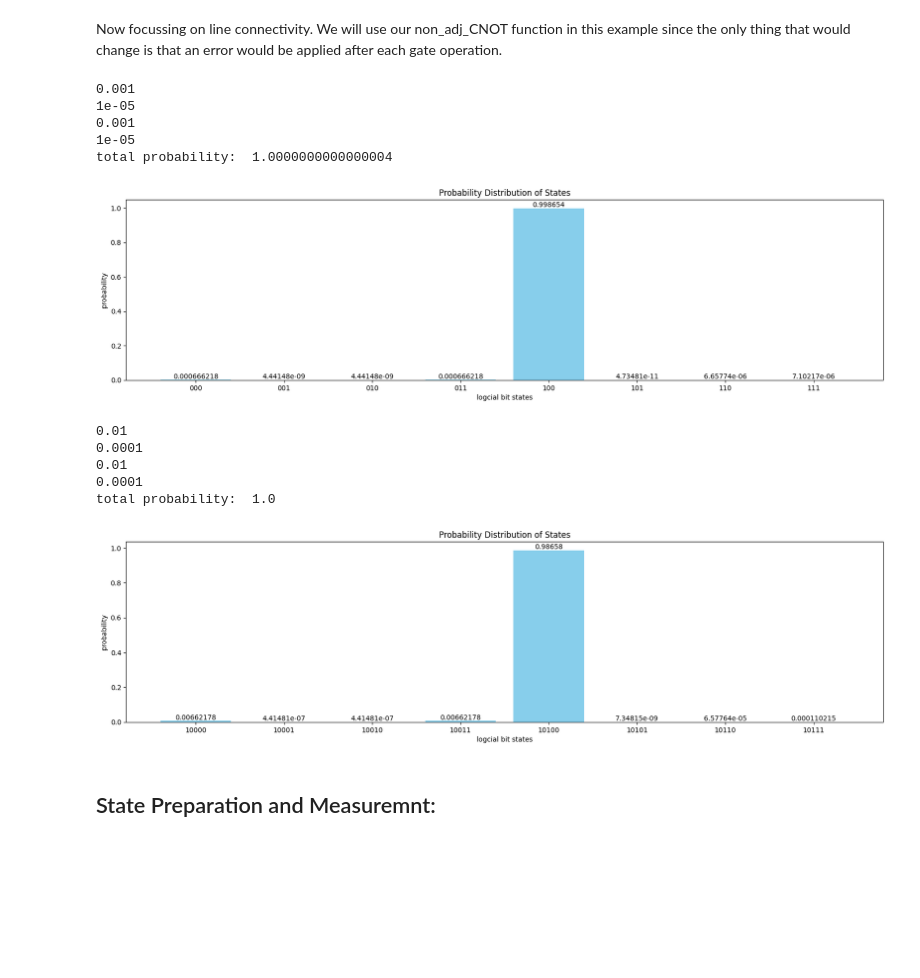
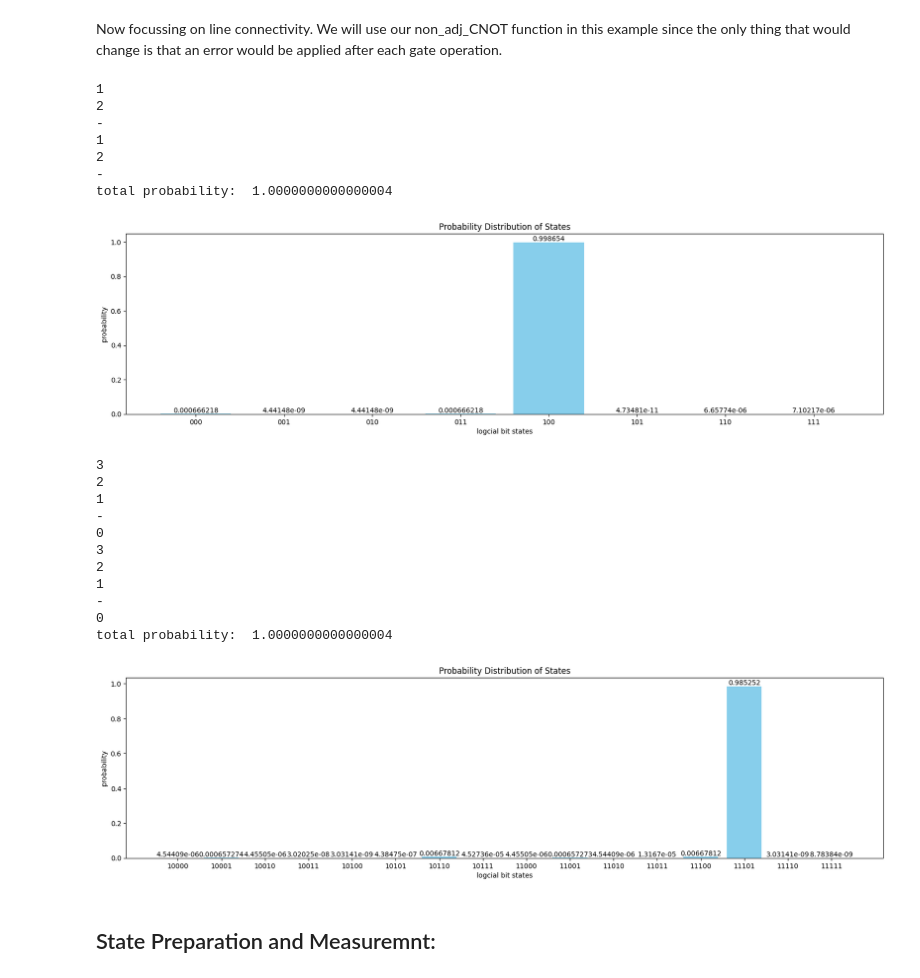
Before and after one commit to gnperdue/QEC_code, a Jupyter notebook: error models.ipynb, the cells around one changed output. Saved outputs shown, nothing was run; the diff lists cells and outputs as text; code cells hidden in the pictures; blank space fills up the shorter version.

Commit message:
Created 4 new functions for applying an errored CNOT gate to qubit system with line connectivity.

```diff
--- a/error models.ipynb
+++ b/error models.ipynb
@@ -105,24 +105,18 @@ rho = np.kron(psi, psi[np.newaxis].conj().T)
 p_q0 = 0.0001
 p_q1 = 0.01
 p_q2 = 0.00001
+
+error_probs = np.array([p_q0, p_q1, p_q2])
 # %%
 # 2 adjacent qubits all-to-all connectivity CNOT gate example #
-cnot_gate = CNOT(0, 1, 3) # CNOT gate with q0 as control and q1 as target
-
-rho_prime = np.dot(cnot_gate, np.dot(rho, cnot_gate.conj().T)) # apply our cnot gate
-
-D_rho = qubit_gate_error_matrix(rho_prime, p_q1, 1, 3) # apply our error gate
-
-final_rho = D_rho
-
-print_state_info(final_rho.reshape(64, 1), 3)
+rho_prime = errored_adj_CNOT(psi, 0, 1, error_probs) # apply errored CNOT Gate
 
 # probability of the density matrix is defined as Tr(p*rho)
 prob_sum = 0
 state_probs = np.array([])
-for i in range(len(D_rho)):
-    prob_sum += np.abs(D_rho[i,i])
-    state_probs = np.append(state_probs, D_rho[i,i])
+for i in range(len(rho_prime)):
+    prob_sum += np.abs(rho_prime[i,i])
+    state_probs = np.append(state_probs, rho_prime[i,i])
 
 print('total probability: ', prob_sum)
 # %% [output]
@@ -149,18 +141,14 @@ cnot_gate = CNOT(2, 0, 3) # CNOT gate with q2 as control and q0 as target
 
 rho_prime = np.dot(cnot_gate, np.dot(rho, cnot_gate.conj().T)) # apply our cnot gate
 
-D_rho = qubit_gate_error_matrix(rho_prime, p_q0, 0, 3) # apply our error gate
-
-final_rho = D_rho
-
-print_state_info(final_rho.reshape(64, 1), 3)
+final_rho = qubit_gate_error_matrix(rho_prime, p_q0, 0, 3) # apply our error gate
 
 # probability of the density matrix is defined as Tr(p*rho)
 prob_sum = 0
 state_probs = np.array([])
-for i in range(len(D_rho)):
-    prob_sum += np.abs(D_rho[i,i])
-    state_probs = np.append(state_probs, D_rho[i,i])
+for i in range(len(final_rho)):
+    prob_sum += np.abs(final_rho[i,i])
+    state_probs = np.append(state_probs, final_rho[i,i])
 
 print('total probabilities: ', prob_sum)
 # %% [output]
@@ -223,7 +209,7 @@ def errored_non_adj_CNOT(psi, control, target, qubit_error_probs):
                 # apply our error gate and find the new density matrix
                 error_rho = qubit_gate_error_matrix(
                     perfect_gate_rho, qubit_error_probs[j+control+1], j+control, tot_qubits)
-                print(qubit_error_probs[j+control+1])
+
             else:
                 all_dots = np.append(all_dots, [next_dot], axis = 0) # adds the perfect gate to an array
                 gate = all_dots[j] # sets the current gate
@@ -232,7 +218,6 @@ def errored_non_adj_CNOT(psi, control, target, qubit_error_probs):
                 # apply our error gate and find the new density matrix
                 error_rho = qubit_gate_error_matrix(
                     perfect_gate_rho, qubit_error_probs[j+control+1], j+control, tot_qubits)
-                print(qubit_error_probs[j+control+1])
 
 
         # Indexing over values of p such that we get the 2nd half of the equation together
@@ -241,8 +226,7 @@ def errored_non_adj_CNOT(psi, control, target, qubit_error_probs):
             # applies the perfect gate to our density matrix
             perfect_gate_rho = np.dot(gate, np.dot(error_rho, gate.conj().T))
             # apply our error gate and find the new density matrix
-            error_rho = qubit_gate_error_matrix(perfect_gate_rho, qubit_error_probs[p-j-2], j+control, tot_qubits)
-            print(qubit_error_probs[p-j-2])
+            error_rho = qubit_gate_error_matrix(perfect_gate_rho, qubit_error_probs[target-j-2+1], j+control, tot_qubits)
 
 
     return error_rho # returns the density matrix of your system
@@ -279,9 +263,11 @@ plt.ylabel('probability')
 ax.bar_label(error_state_bars)
 plt.show()
 # %% [output]
-0.001
-1e-05
-0.001
-1e-05
+1
+2
+-
+1
+2
+-
 total probability:  1.0000000000000004
 [figure]
@@ -291,38 +338,44 @@ total probability:  1.0000000000000004
 psi = np.kron(one, np.kron(zero, np.kron(one, np.kron(zero, one))))
 
 # probability of gate error for each qubit:
 p_q0 = 0.0001
 p_q1 = 0.001
 p_q2 = 0.00001
 p_q3 = 0.01
-p_q4 = 0.0001
+p_q4 = 0.000001
 
 qubit_error_probs = np.array([p_q0, p_q1, p_q2, p_q3, p_q4])
-rho_prime = errored_non_adj_CNOT(psi, 2, 4, qubit_error_probs) # apply an errored line connected CNOT gate
+rho_prime = errored_flipped_non_adj_CNOT(psi, 4, 1, qubit_error_probs) # apply an errored line connected CNOT gate
 
 # probability of the density matrix is defined as Tr(p*rho)
 prob_sum = 0
 state_probs = np.array([])
 for i in range(len(rho_prime)):
     prob_sum += np.abs(rho_prime[i,i])
     state_probs = np.append(state_probs, rho_prime[i,i])
 
 print('total probability: ', prob_sum)
 bits = vector_state_to_bit_state(state_probs, 5)[0]
 
 # Plotting the error state probabilities
 fig, ax = plt.subplots()
 fig.set_figwidth(20)
 error_state_bars = ax.bar(bits, state_probs[state_probs!=0], label = 'States Probability Distribution', color = 'skyblue')
 plt.title('Probability Distribution of States')
 plt.xlabel('logcial bit states')
 plt.ylabel('probability')
 ax.bar_label(error_state_bars)
 plt.show()
 # %% [output]
-0.01
-0.0001
-0.01
-0.0001
-total probability:  1.0
+3
+2
+1
+-
+0
+3
+2
+1
+-
+0
+total probability:  1.0000000000000004
-[figure, old version]
+[figure, new version]
```
Also changed, not shown: parts of 4 cells of this notebook.
